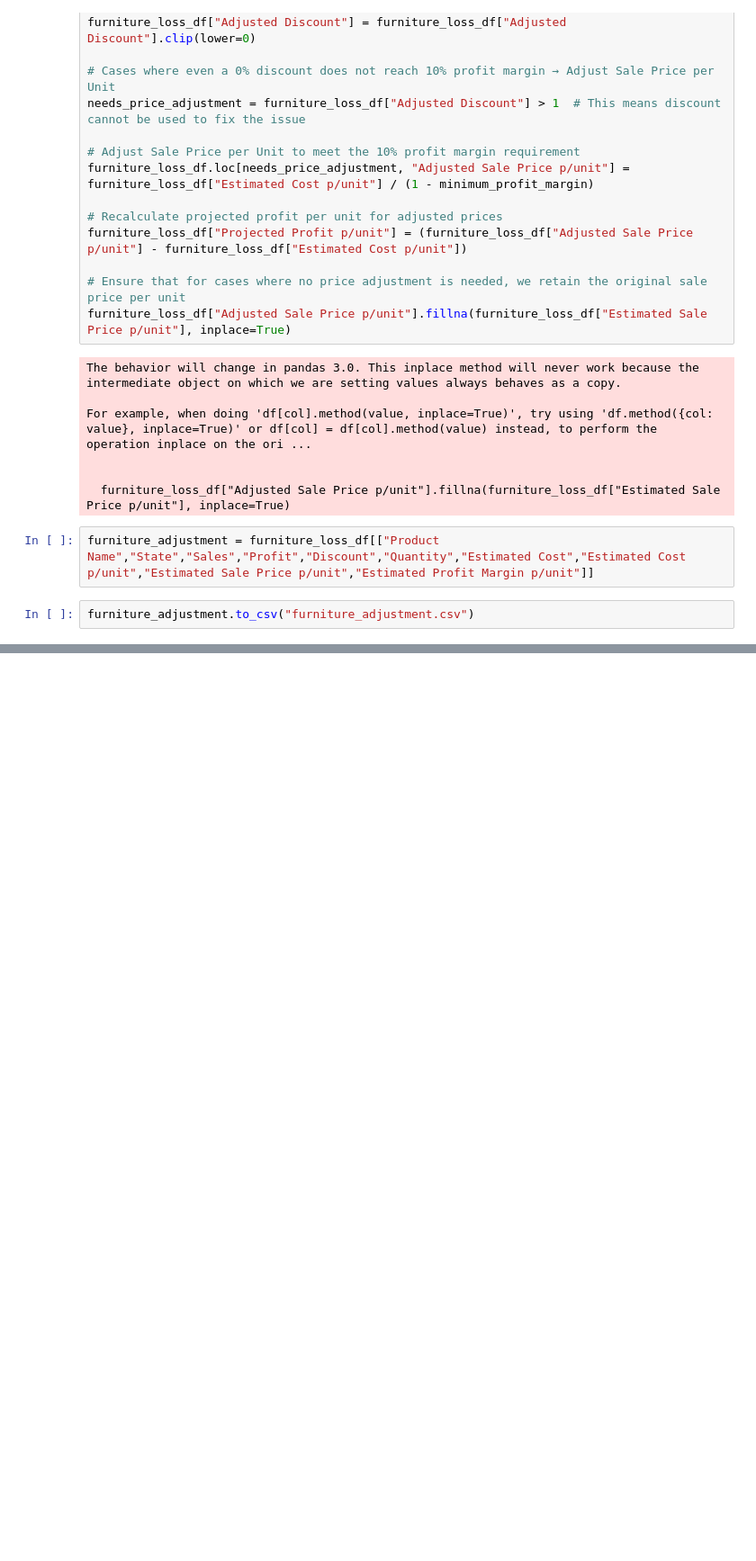
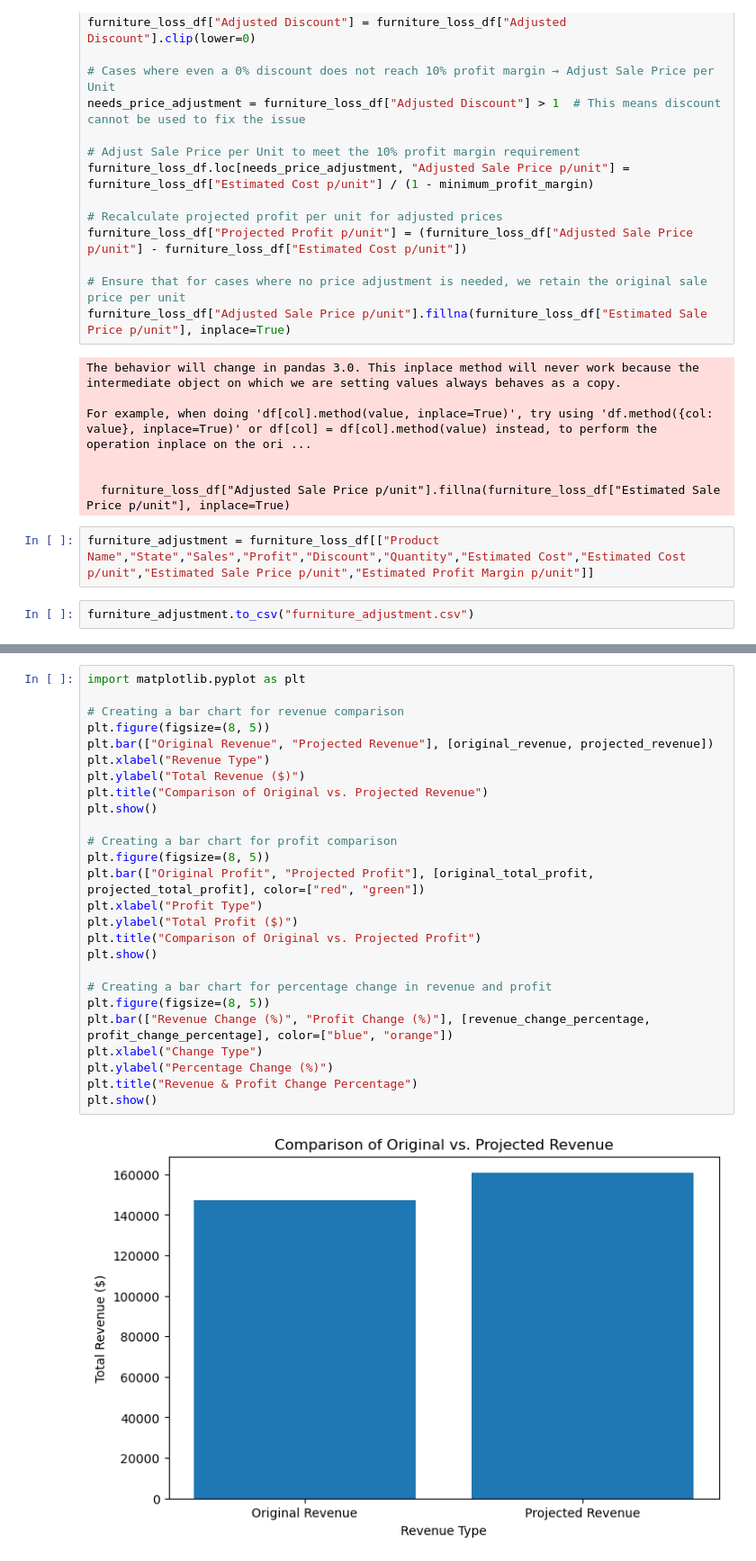
Before and after one commit to pabs-llama/projects, a Jupyter notebook: project_5_ecommerce/ecommerce.ipynb, the cells around one changed output, grey strips where cells are left out. Shown: that part at 90% size. Drawn from its saved outputs; the diff is of its cells as text; blank space fills up the shorter version.

```diff
--- a/project_5_ecommerce/ecommerce.ipynb
+++ b/project_5_ecommerce/ecommerce.ipynb
@@ -2477,0 +2637,28 @@ furniture_adjustment
+# %%
+import matplotlib.pyplot as plt
+
+# Creating a bar chart for revenue comparison
+plt.figure(figsize=(8, 5))
+plt.bar(["Original Revenue", "Projected Revenue"], [original_revenue, projected_revenue])
+plt.xlabel("Revenue Type")
+plt.ylabel("Total Revenue ($)")
+plt.title("Comparison of Original vs. Projected Revenue")
+plt.show()
+
+# Creating a bar chart for profit comparison
+plt.figure(figsize=(8, 5))
+plt.bar(["Original Profit", "Projected Profit"], [original_total_profit, projected_total_profit], color=["red", "green"])
+plt.xlabel("Profit Type")
+plt.ylabel("Total Profit ($)")
+plt.title("Comparison of Original vs. Projected Profit")
+plt.show()
+
+# Creating a bar chart for percentage change in revenue and profit
+plt.figure(figsize=(8, 5))
+plt.bar(["Revenue Change (%)", "Profit Change (%)"], [revenue_change_percentage, profit_change_percentage], color=["blue", "orange"])
+plt.xlabel("Change Type")
+plt.ylabel("Percentage Change (%)")
+plt.title("Revenue & Profit Change Percentage")
+plt.show()
+# %% [output]
+[figure, added]
```
Also changed, not shown: parts of 23 cells of this notebook.
